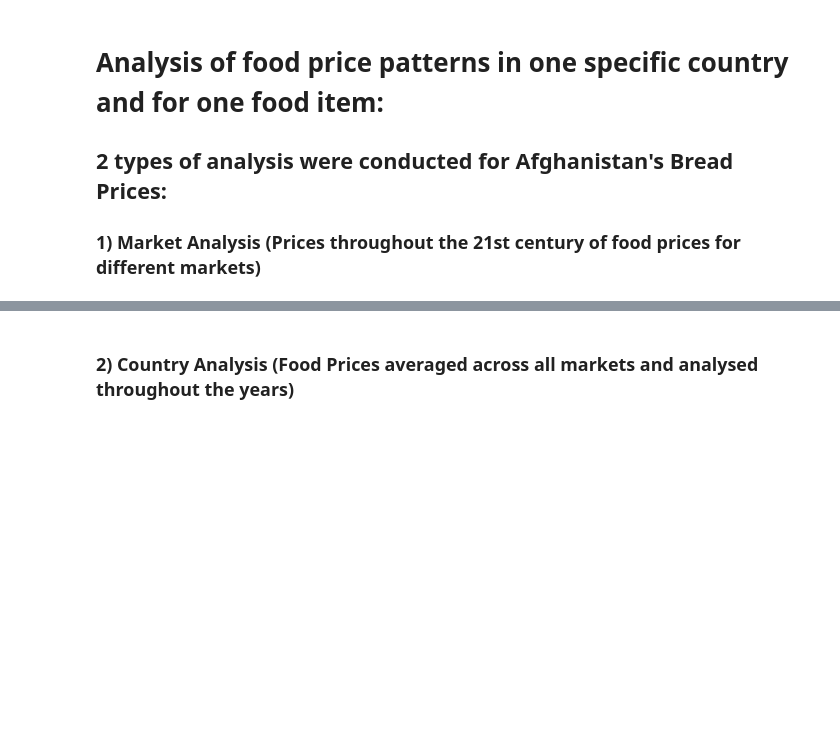
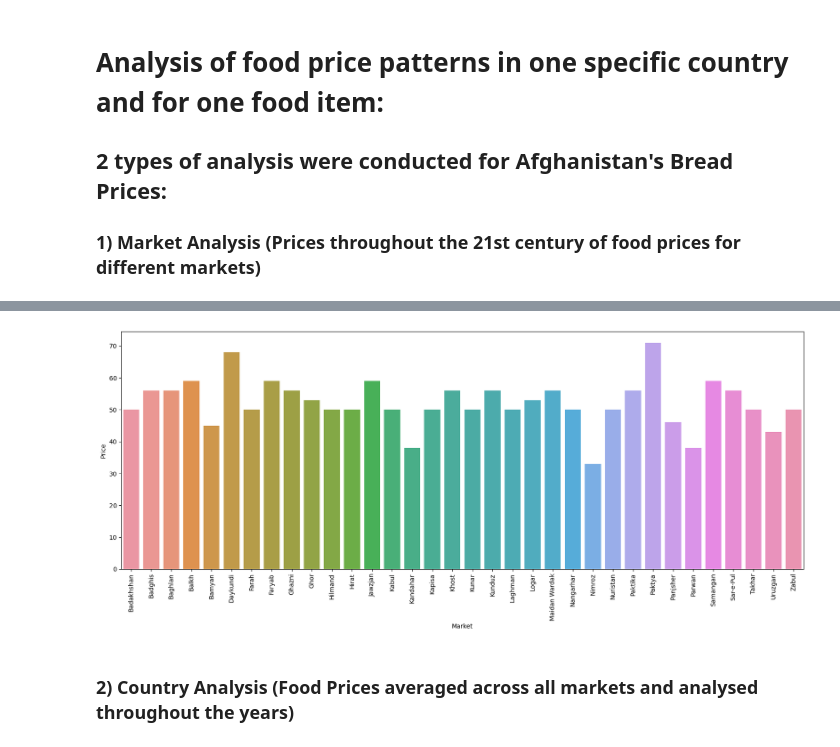
Before and after one commit to YatikT/GlobalFoodPricesAnalysis, a Jupyter notebook: Global Food Prices Data Analysis.ipynb, the cells around one changed output, grey strips where cells are left out. Cells and saved outputs as stored; diff of their text form; code cells hidden in the pictures; blank space fills up the shorter version.

```diff
--- a/Global Food Prices Data Analysis.ipynb
+++ b/Global Food Prices Data Analysis.ipynb
@@ -93,5 +95,6 @@ AfghanBread = df2[(df2["Country"] == 'Afghanistan') & (df2['Food'].str.contains(
 # AFBR.to_excel('Afbr2.xlsx')
 # %%
 AFBR = AfghanBread.sort_values(["Market", "Date"], ascending=True, ignore_index=True)
+AFBR = AFBR[AFBR['Date'].dt.strftime('%Y-%m-%d') == '2021-01-01']
 # AFBR.head(60)
 # AFBR.to_excel('Afbr3.xlsx')
@@ -98,3 +106,10 @@ AFBR = AfghanBread.sort_values(["Market", "Date"], ascending=True, ignore_index=
+# %%
+plt.figure(figsize=(20,7))
+sns.barplot(data=AFBR, x = 'Market', y = 'Price');
+plt.xticks(rotation=90);
+plt.legend([],[], frameon=False);
+# %% [output]
+[figure, added]
 # %% [markdown]
 ### 2) Country Analysis (Food Prices averaged across all markets and analysed throughout the years)
 # %%
```
Also changed, not shown: parts of 8 cells of this notebook.
